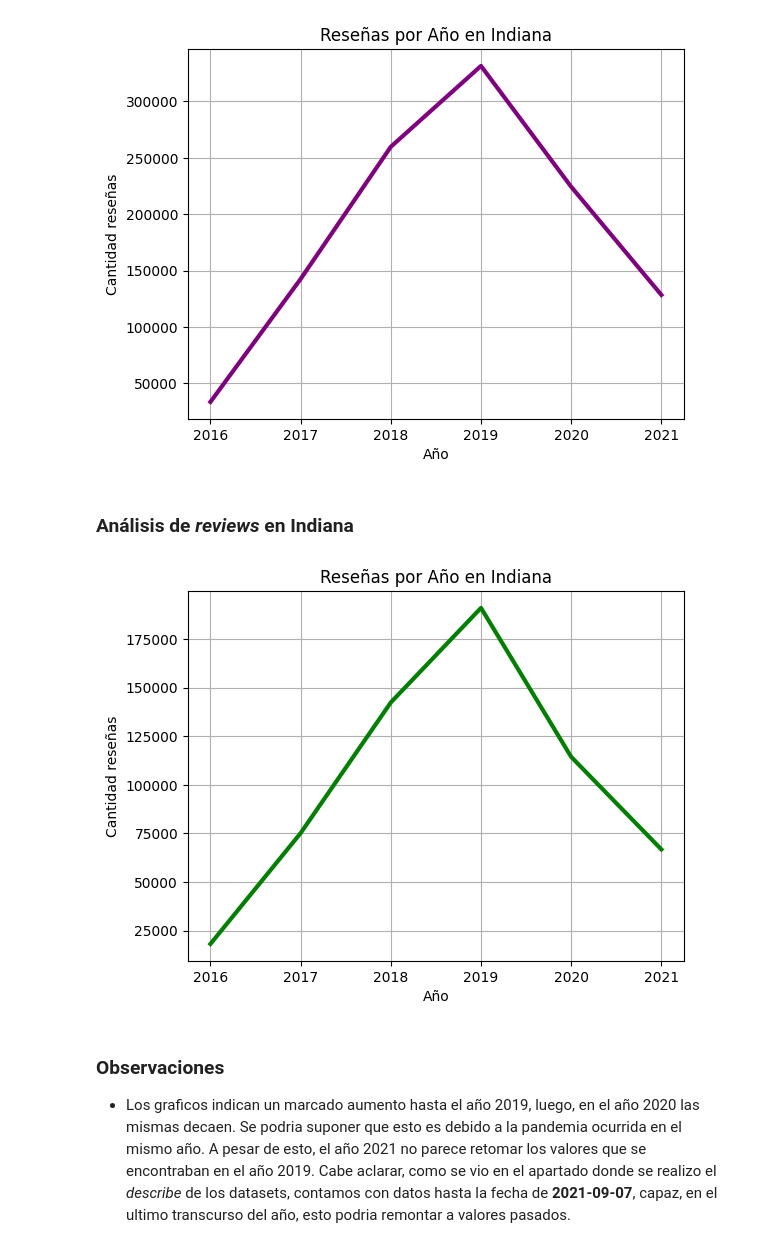
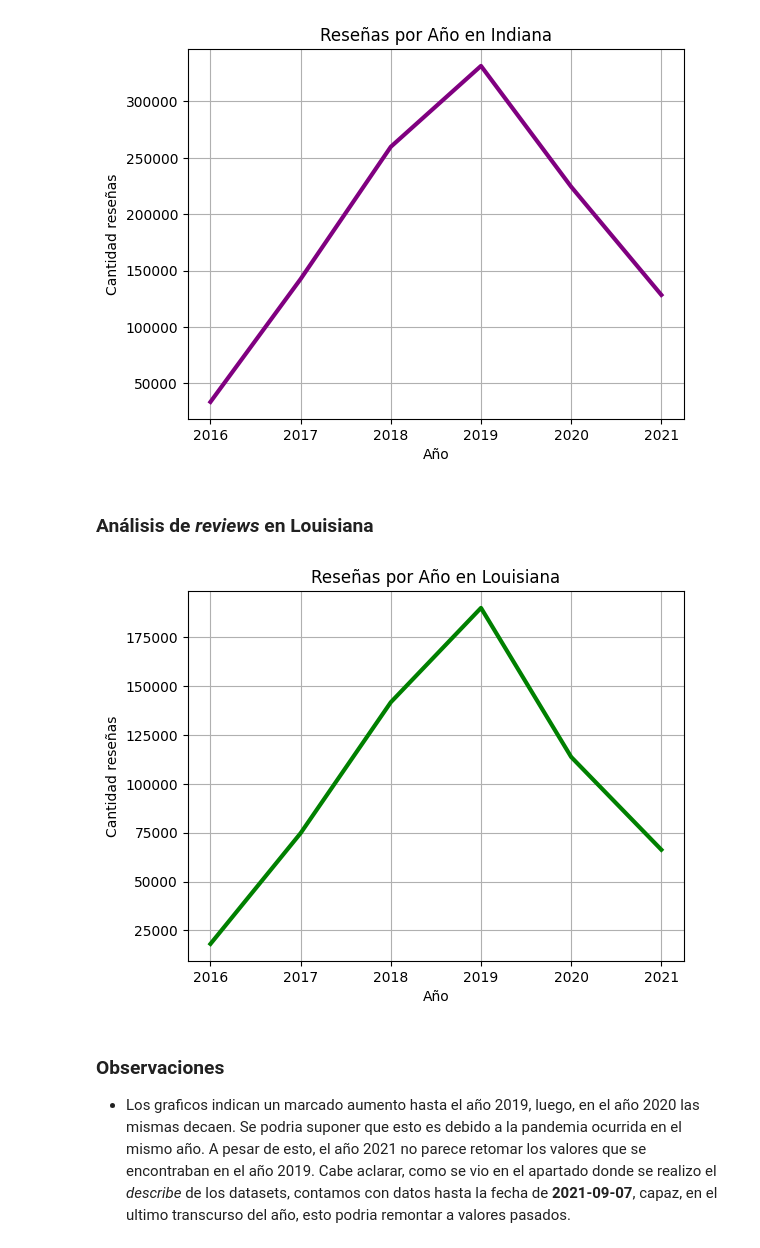
Before and after one commit to TFTomasFernandez/Sistema-de-Recomendacion-Turistico, a Jupyter notebook: notebooks/EDA/eda.ipynb, the cells around one changed output. Drawn from its saved outputs; the diff is of its cells as text; code cells hidden in the pictures.

```diff
--- a/notebooks/EDA/eda.ipynb
+++ b/notebooks/EDA/eda.ipynb
@@ -85,16 +90,16 @@ plt.show()
 # %% [output]
 [figure]
 # %% [markdown]
-### Análisis de ***reviews*** en <b>Indiana</b>
+### Análisis de ***reviews*** en <b>Louisiana</b>
 # %%
 sns.lineplot(reviews_louisiana["year"].value_counts(ascending=False)[0:6], color="green",linewidth = 3 )
 plt.grid()
 plt.ylabel("Cantidad reseñas")
 plt.xlabel("Año")
-plt.title("Reseñas por Año en Indiana")
+plt.title("Reseñas por Año en Louisiana")
 plt.show()
 # %% [output]
-[figure, old version]
+[figure, new version]
 # %% [markdown]
 ### Observaciones
 - Los graficos indican un marcado aumento hasta el año 2019, luego, en el año 2020 las mismas decaen. Se podria suponer que esto es debido a la pandemia ocurrida en el mismo año. A pesar de esto, el año 2021 no parece retomar los valores que se encontraban en el año 2019. Cabe aclarar, como se vio en el apartado donde se realizo el *describe* de los datasets, contamos con datos hasta la fecha de **2021-09-07**, capaz, en el ultimo transcurso del año, esto podria remontar a valores pasados.
```
Also changed, not shown: parts of 21 cells of this notebook, 12 other files.
